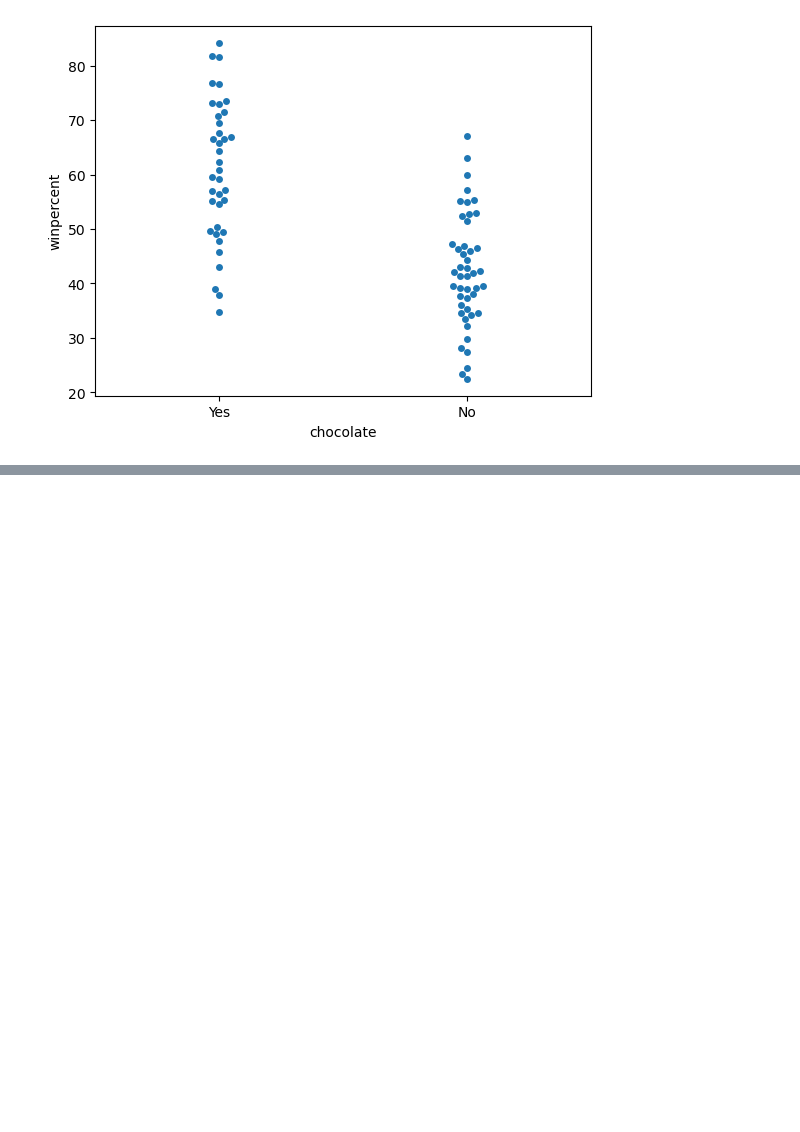
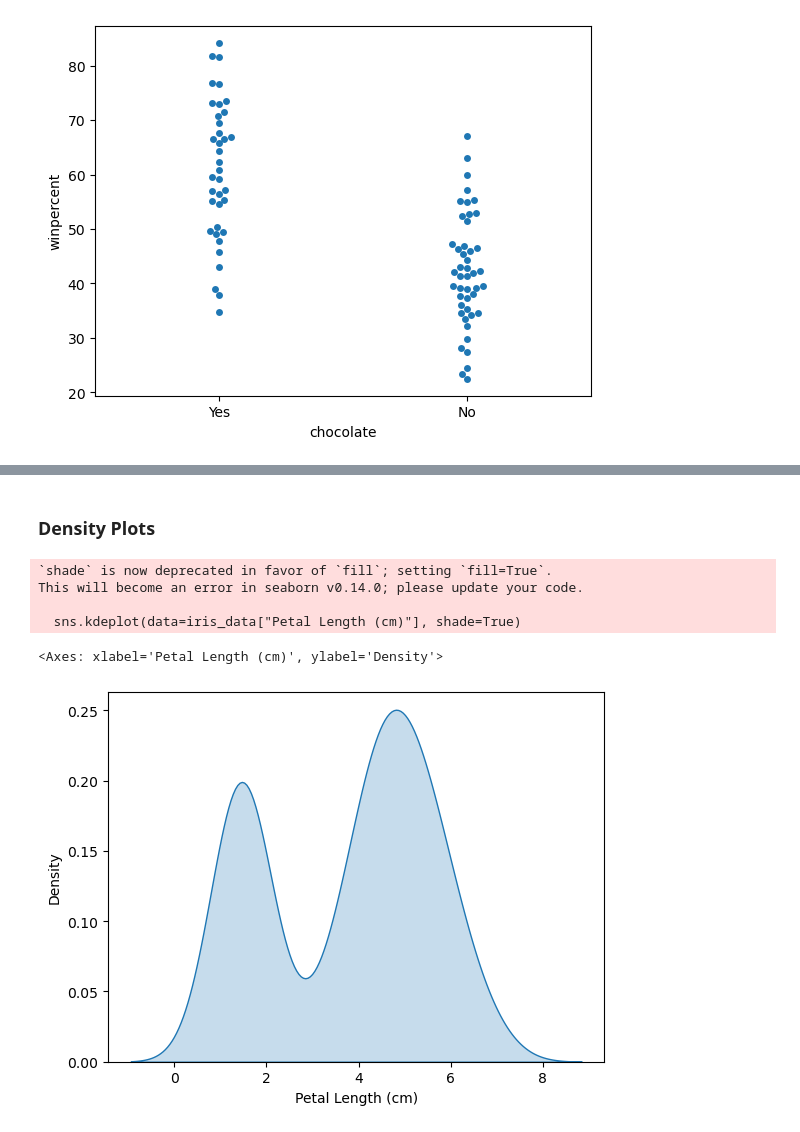
Before and after one commit to htetaunglynn94/self-learning, a Jupyter notebook: data_visualization_kaggle/data_visualization_kaggle.ipynb, the cells around one changed output, grey strips where cells are left out. Drawn from its saved outputs; the diff is of its cells as text; code cells hidden in the pictures; blank space fills up the shorter version.

```diff
--- a/data_visualization_kaggle/data_visualization_kaggle.ipynb
+++ b/data_visualization_kaggle/data_visualization_kaggle.ipynb
@@ -483,0 +507,12 @@ sns.swarmplot(x=candy_data["chocolate"], y=candy_data["winpercent"])
+# %% [markdown]
+### Density Plots
+# %%
+# KDE = Kernel Density Estimate
+sns.kdeplot(data=iris_data["Petal Length (cm)"], shade=True)
+# %% [output]
+`shade` is now deprecated in favor of `fill`; setting `fill=True`.
+This will become an error in seaborn v0.14.0; please update your code.
+
+  sns.kdeplot(data=iris_data["Petal Length (cm)"], shade=True)
+<Axes: xlabel='Petal Length (cm)', ylabel='Density'>
+[figure, added]
```
Also changed, not shown: parts of 52 cells of this notebook, 6 other files.
